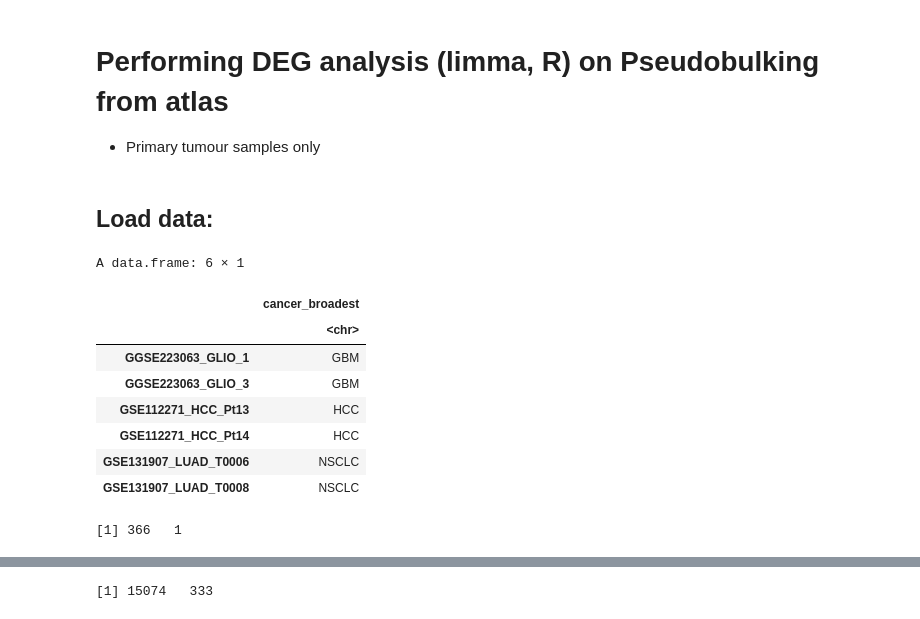
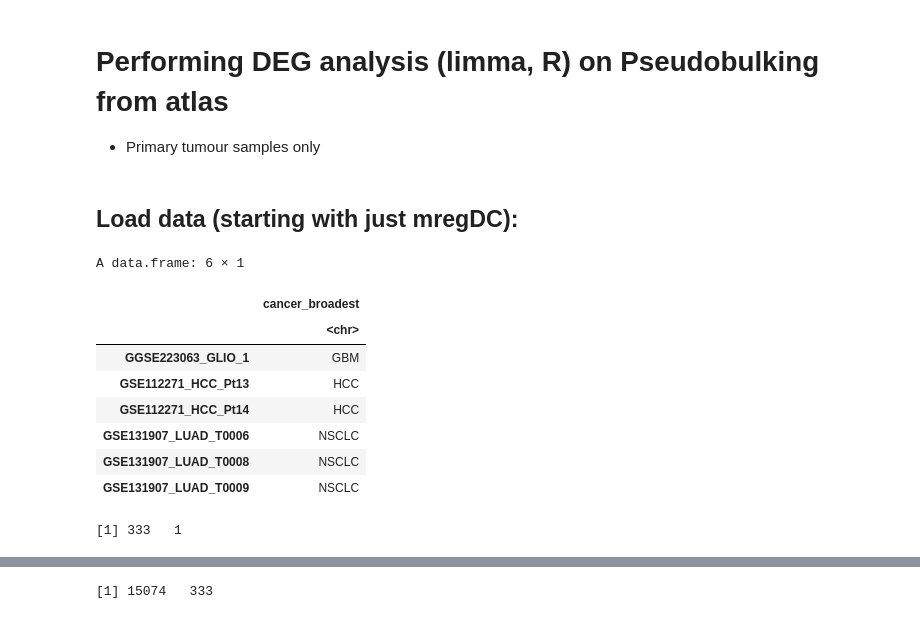
Before and after one commit to tuonglab/Nikita-project, a Jupyter notebook: notebooks/2025-01-13_Pseudo_Cancer_DEGS.ipynb, the cells around one changed output, grey strips where cells are left out. Drawn from its saved outputs; the diff is of its cells as text; code cells hidden in the pictures.

```diff
--- a/notebooks/2025-01-13_Pseudo_Cancer_DEGS.ipynb
+++ b/notebooks/2025-01-13_Pseudo_Cancer_DEGS.ipynb
@@ -8,23 +8,23 @@ library(edgeR)
 # set directory
 setwd('/scratch/user/s4436039/scdata/Pseudobulk')
 # %% [markdown]
-## Load data:
+## Load data (starting with just mregDC):
 # %%
 #load data
-sampleinfo <- read.csv("pseudobulk_metadata.csv", row.names =1)
+sampleinfo <- read.csv("pseudobulk_metadata_mregDC.csv", row.names =1)
 head(sampleinfo)
 # %% [output]
 A data.frame: 6 × 1
 |  | cancer_broadest |
 |  | <chr> |
 | GGSE223063_GLIO_1 | GBM |
-| GGSE223063_GLIO_3 | GBM |
 | GSE112271_HCC_Pt13 | HCC |
 | GSE112271_HCC_Pt14 | HCC |
 | GSE131907_LUAD_T0006 | NSCLC |
 | GSE131907_LUAD_T0008 | NSCLC |
+| GSE131907_LUAD_T0009 | NSCLC |
 # %%
 dim(sampleinfo)
 # %% [output]
-[1] 366   1
+[1] 333   1
 # %%
```
Also changed, not shown: parts of 14 cells of this notebook, 1 other file.
